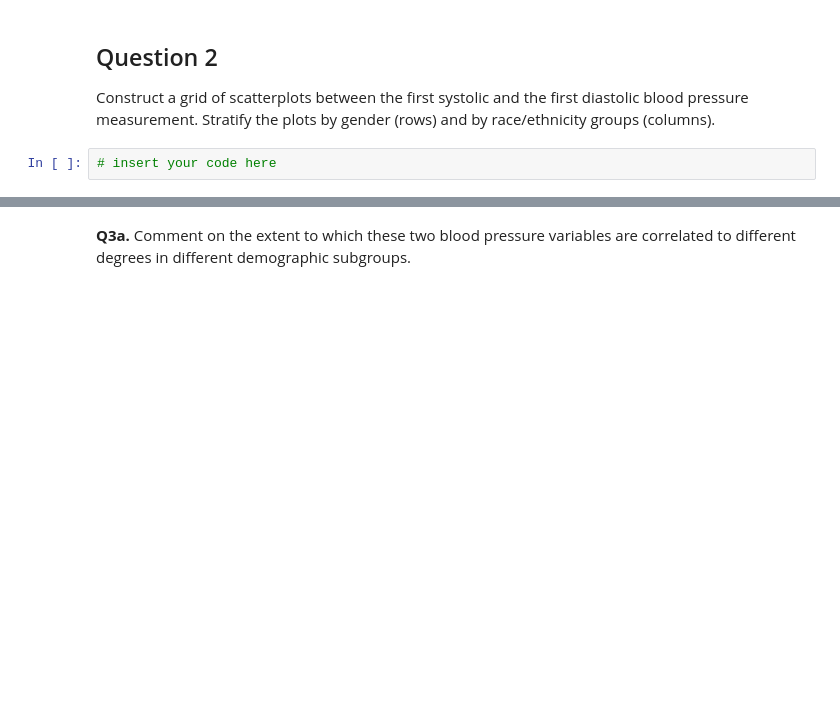
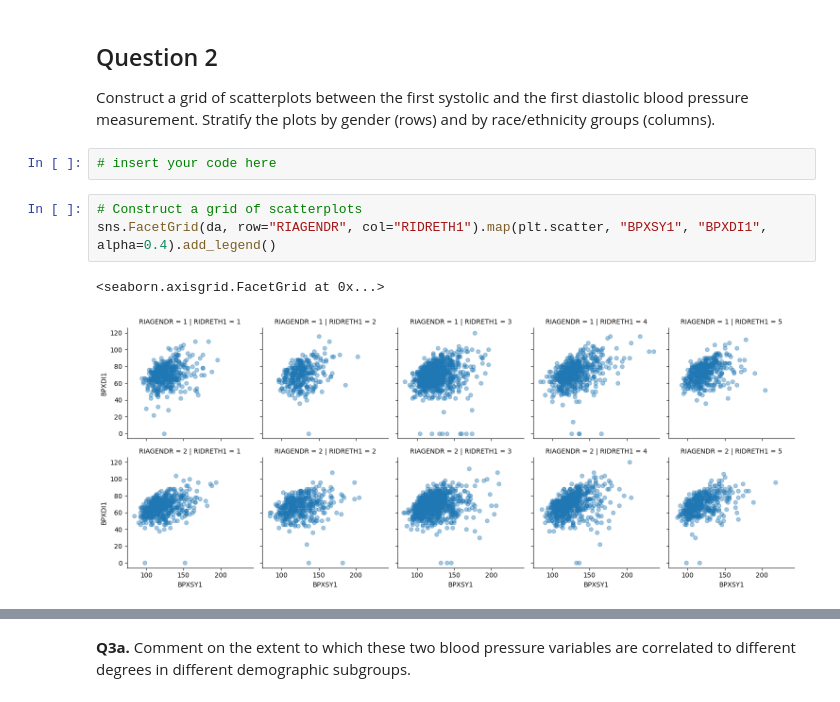
Before and after one commit to emirmaciastec/MEM_M-todos_estadisticos, a Jupyter notebook: lab3_5_nhanes_multivariate_practice.ipynb, the cells around one changed output, grey strips where cells are left out. Saved outputs shown, nothing was run; the diff lists cells and outputs as text; blank space fills up the shorter version.

```diff
--- a/lab3_5_nhanes_multivariate_practice.ipynb
+++ b/lab3_5_nhanes_multivariate_practice.ipynb
@@ -72,3 +72,9 @@ From the correlation matrix, the correlation between the first systolic and firs
 Construct a grid of scatterplots between the first systolic and the first diastolic blood pressure measurement.  Stratify the plots by gender (rows) and by race/ethnicity groups (columns).
 # %%
 # insert your code here
+# %%
+# Construct a grid of scatterplots
+sns.FacetGrid(da, row="RIAGENDR", col="RIDRETH1").map(plt.scatter, "BPXSY1", "BPXDI1", alpha=0.4).add_legend()
+# %% [output]
+<seaborn.axisgrid.FacetGrid at 0x...>
+[figure, added]
```
Also changed, not shown: parts of 7 cells of this notebook.
